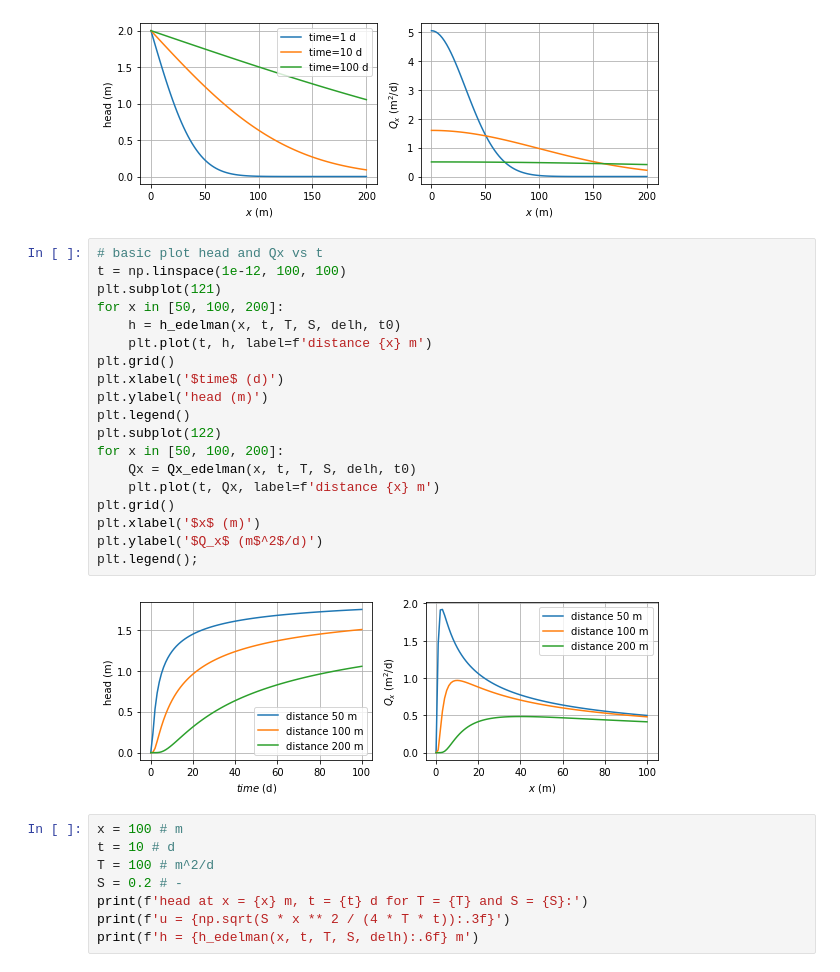
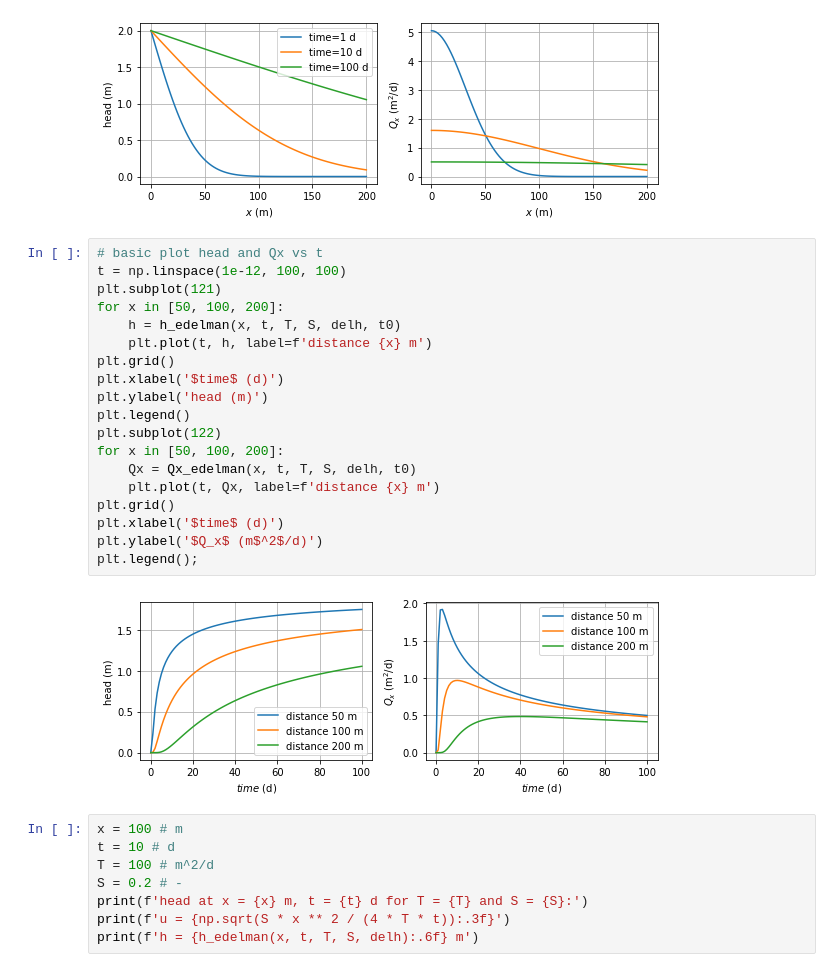
Before and after one commit to pythongroundwaterbook/analytic_gw_book, a Jupyter notebook: chapter5/chapter5_bakker_post.ipynb, the cells around one changed output. Saved outputs shown, nothing was run; the diff lists cells and outputs as text.

```diff
--- a/chapter5/chapter5_bakker_post.ipynb
+++ b/chapter5/chapter5_bakker_post.ipynb
@@ -63,24 +63,24 @@ plt.ylabel('$Q_x$ (m$^2$/d)');
 # %%
 # basic plot head and Qx vs t
 t = np.linspace(1e-12, 100, 100)
 plt.subplot(121)
 for x in [50, 100, 200]:
     h = h_edelman(x, t, T, S, delh, t0)
     plt.plot(t, h, label=f'distance {x} m')
 plt.grid()
 plt.xlabel('$time$ (d)')
 plt.ylabel('head (m)')
 plt.legend()
 plt.subplot(122)
 for x in [50, 100, 200]:
     Qx = Qx_edelman(x, t, T, S, delh, t0)
     plt.plot(t, Qx, label=f'distance {x} m')
 plt.grid()
-plt.xlabel('$x$ (m)')
+plt.xlabel('$time$ (d)')
 plt.ylabel('$Q_x$ (m$^2$/d)')
 plt.legend();
 # %% [output]
-[figure, old version]
+[figure, new version]
 # %%
 x = 100 # m
 t = 10 # d
```
Also changed, not shown: parts of 1 cell of this notebook, 1 other file.
